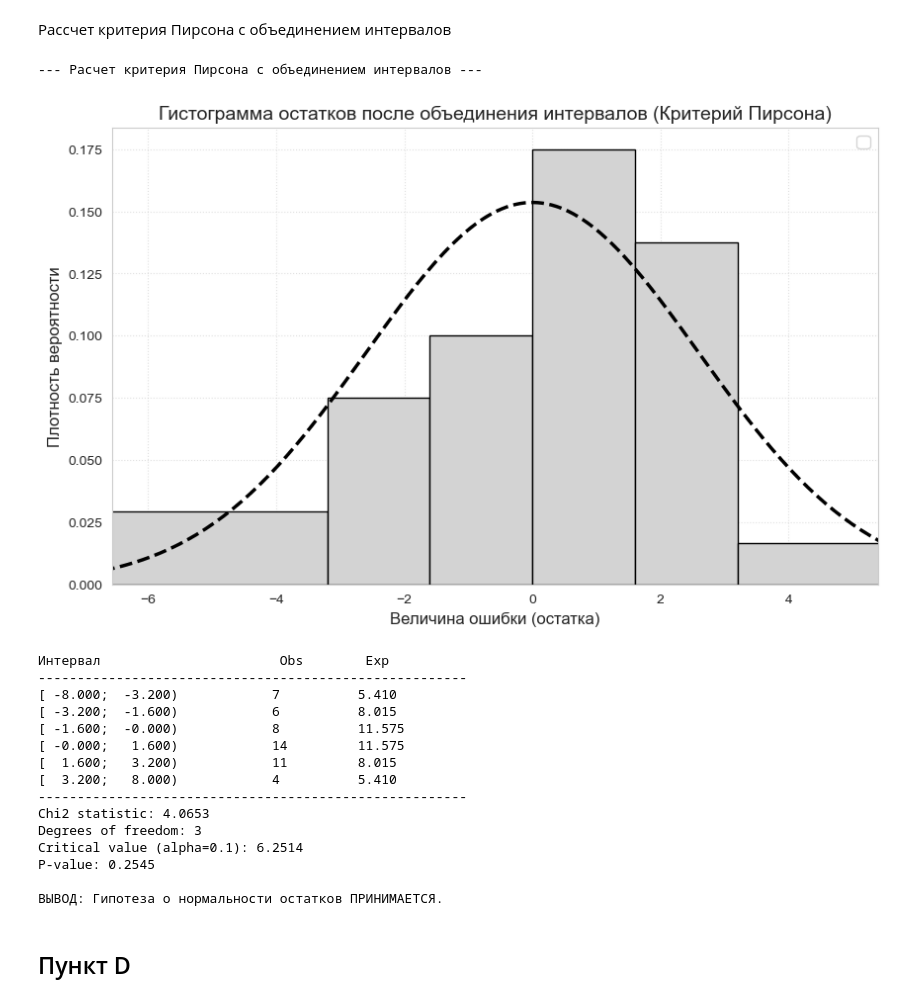
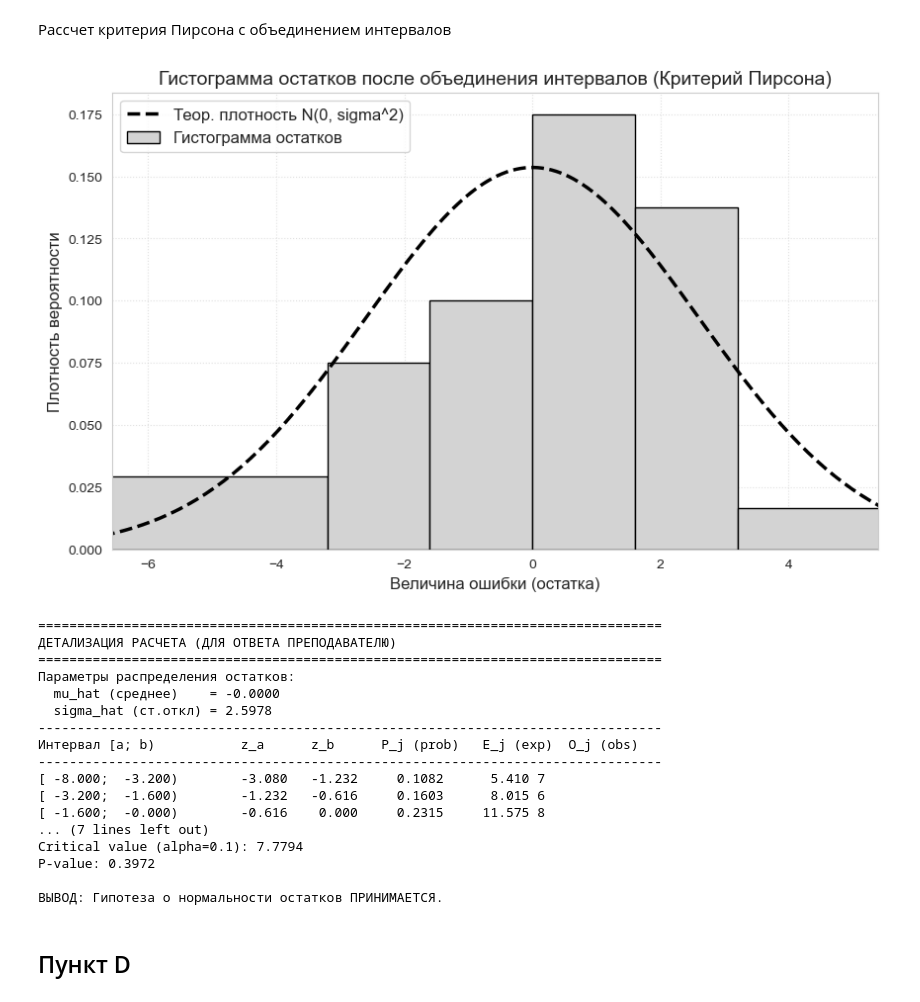
Before and after one commit to TemSV/statistics, a Jupyter notebook: regression-and-dispersion-analysis/regression_dispersion_analysis.ipynb, the cells around one changed output. Saved outputs shown, nothing was run; the diff lists cells and outputs as text; code cells hidden in the pictures.

```diff
--- a/regression.ipynb
+++ b/regression-and-dispersion-analysis/regression_dispersion_analysis.ipynb
@@ -157,6 +157,12 @@ plt.xlim(min(residuals)-1, max(residuals)+1)
 # %% [markdown]
 Рассчет критерия Пирсона с объединением интервалов
 # %%
+import numpy as np
+import scipy.stats as stats
+import matplotlib.pyplot as plt
+
+
+
 observed_counts, bin_edges = np.histogram(residuals, bins=bins_grid)
 
 cdf_vals = stats.norm.cdf(bin_edges, mu_hat, sigma_hat)
@@ -215,68 +221,84 @@ for (start, end), count in zip(merged_intervals, merged_obs):
     densities.append(count / (n * width))
 
 plt.bar(centers, densities, width=widths, align='center',
-        color='lightgray', edgecolor='black')
+        color='lightgray', edgecolor='black', label='Гистограмма остатков')
 
 x_plot = np.linspace(min(residuals)-2, max(residuals)+2, 200)
 pdf_plot = stats.norm.pdf(x_plot, mu_hat, sigma_hat)
-plt.plot(x_plot, pdf_plot, 'k--', linewidth=2.5)
+plt.plot(x_plot, pdf_plot, 'k--', linewidth=2.5, label='Теор. плотность N(0, sigma^2)')
 
 plt.title('Гистограмма остатков после объединения интервалов (Критерий Пирсона)', fontsize=14)
 plt.xlabel('Величина ошибки (остатка)', fontsize=12)
 plt.ylabel('Плотность вероятности', fontsize=12)
 plt.legend(fontsize=12)
 plt.grid(True, linestyle=':', alpha=0.6)
-
-
 plt.xlim(min(residuals)-1, max(residuals)+1)
 plt.show()
 
 chi2_stat = np.sum((merged_obs - merged_exp)**2 / merged_exp)
 
 k = len(merged_obs)
-p_params = 2
+p_params = 1
 df = k - 1 - p_params
+
 
 if df <= 0:
     print("ВНИМАНИЕ: Недостаточно степеней свободы для корректного теста (мало интервалов).")
 else:
-
     chi2_crit = stats.chi2.ppf(1 - alpha, df)
     p_value = 1 - stats.chi2.cdf(chi2_stat, df)
 
-    print(f"{'Интервал':<30} {'Obs':<10} {'Exp':<10}")
-    print("-" * 55)
-    for (a, b), o, e in zip(merged_intervals, merged_obs, merged_exp):
-        print(f"[{a:7.3f}; {b:7.3f}) {'':<10} {int(o):<10} {e:.3f}")
-    print("-" * 55)
+    print("\n" + "="*80)
+    print("ДЕТАЛИЗАЦИЯ РАСЧЕТА")
+    print("="*80)
+    print(f"Параметры распределения остатков:")
+    print(f"  mu_hat (среднее)    = {mu_hat:.4f}")
+    print(f"  sigma_hat (ст.откл) = {sigma_hat:.4f}")
+    print("-" * 80)
+
+
+    print(f"{'Интервал [a; b)':<25} {'z_a':<8} {'z_b':<8} {'P_j (prob)':<12} {'E_j (exp)':<10} {'O_j (obs)':<10}")
+    print("-" * 80)
+
+    for i, ((low, high), exp_val, obs_val) in enumerate(zip(merged_intervals, merged_exp, merged_obs)):
+
+        z_low = (low - mu_hat) / sigma_hat
+        z_high = (high - mu_hat) / sigma_hat
+
+        prob_from_exp = exp_val / n
+
+        print(f"[{low:7.3f}; {high:7.3f})      {z_low:8.3f} {z_high:8.3f} {prob_from_exp:10.4f} {exp_val:10.3f} {int(obs_val):<10}")
+
+    print("="*80 + "\n")
 
     print(f"Chi2 statistic: {chi2_stat:.4f}")
     print(f"Degrees of freedom: {df}")
     print(f"Critical value (alpha={alpha}): {chi2_crit:.4f}")
     print(f"P-value: {p_value:.4f}")
 
     if chi2_stat < chi2_crit:
         print("\nВЫВОД: Гипотеза о нормальности остатков ПРИНИМАЕТСЯ.")
     else:
         print("\nВЫВОД: Гипотеза о нормальности остатков ОТВЕРГАЕТСЯ.")
 # %% [output]
+[figure, new version]
---- Расчет критерия Пирсона с объединением интервалов ---
+================================================================================
+ДЕТАЛИЗАЦИЯ РАСЧЕТА (ДЛЯ ОТВЕТА ПРЕПОДАВАТЕЛЮ)
+================================================================================
+Параметры распределения остатков:
+  mu_hat (среднее)    = -0.0000
+  sigma_hat (ст.откл) = 2.5978
+--------------------------------------------------------------------------------
+Интервал [a; b)           z_a      z_b      P_j (prob)   E_j (exp)  O_j (obs)
+--------------------------------------------------------------------------------
+[ -8.000;  -3.200)        -3.080   -1.232     0.1082      5.410 7
+[ -3.200;  -1.600)        -1.232   -0.616     0.1603      8.015 6
+[ -1.600;  -0.000)        -0.616    0.000     0.2315     11.575 8
+... (7 lines left out)
+Critical value (alpha=0.1): 7.7794
+P-value: 0.3972
+
+ВЫВОД: Гипотеза о нормальности остатков ПРИНИМАЕТСЯ.
-[figure, old version]
-Интервал                       Obs        Exp
--------------------------------------------------------
-[ -8.000;  -3.200)            7          5.410
-[ -3.200;  -1.600)            6          8.015
-[ -1.600;  -0.000)            8          11.575
-[ -0.000;   1.600)            14         11.575
-[  1.600;   3.200)            11         8.015
-[  3.200;   8.000)            4          5.410
--------------------------------------------------------
-Chi2 statistic: 4.0653
-Degrees of freedom: 3
-Critical value (alpha=0.1): 6.2514
-P-value: 0.2545
-
-ВЫВОД: Гипотеза о нормальности остатков ПРИНИМАЕТСЯ.
 # %% [markdown]
 ## Пункт D
 # %%
```
Also changed, not shown: parts of 15 cells of this notebook, 1 other file.
